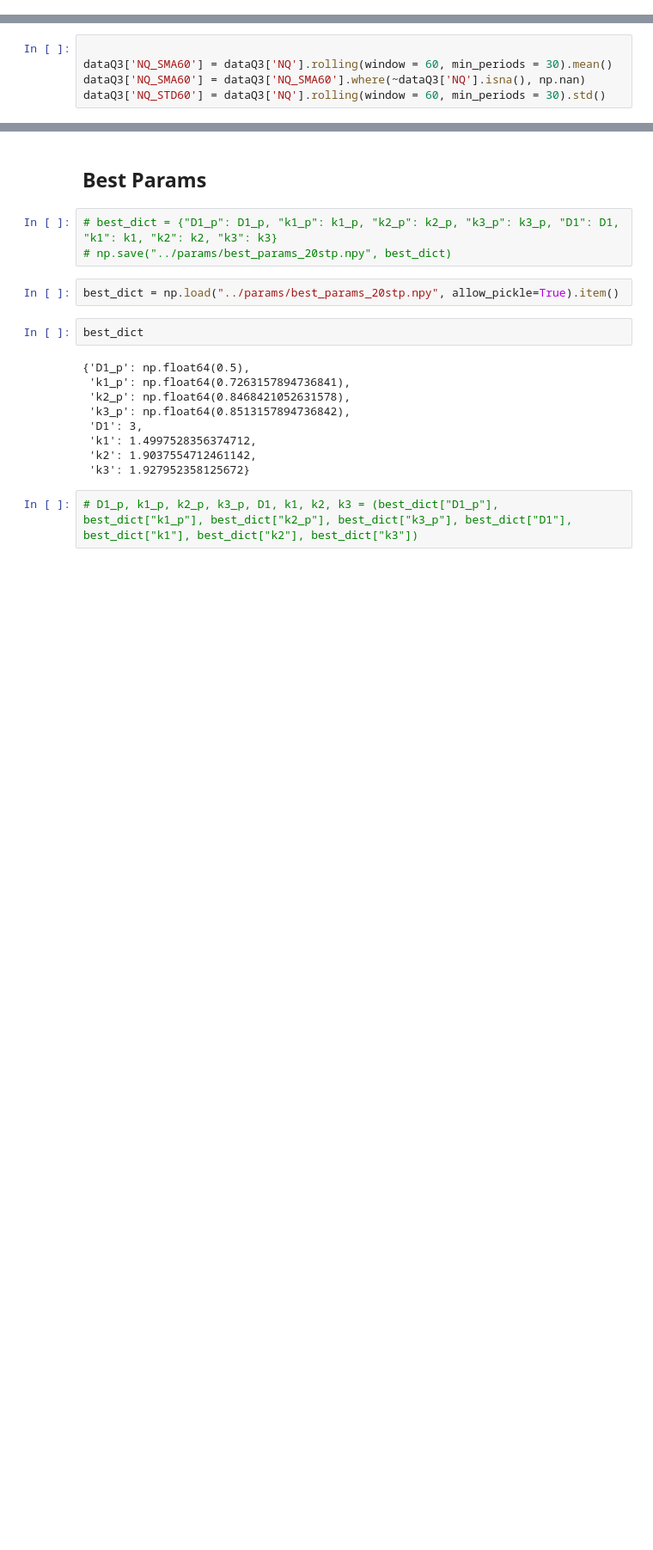
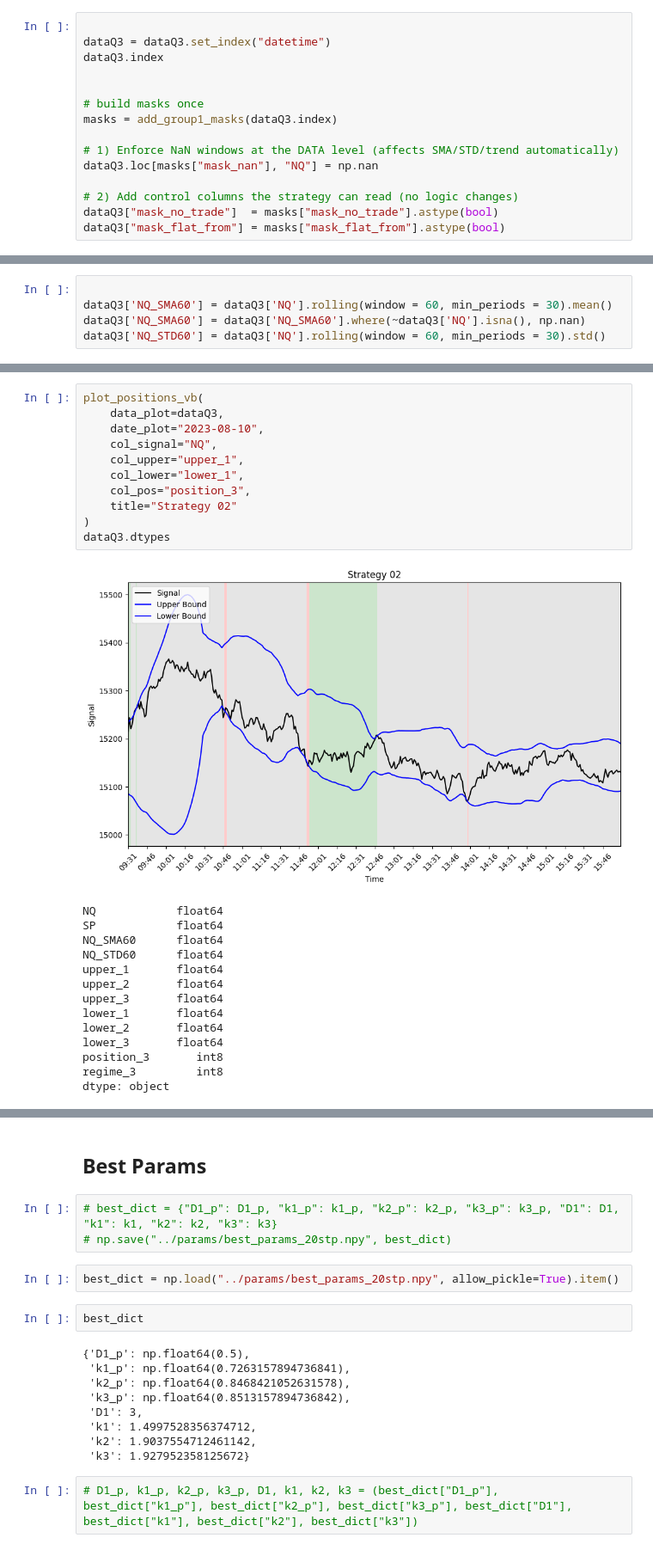
Before and after one commit to wynalazior/HFD-Final-Project, a Jupyter notebook: Testing/Strategy3.ipynb, the cells around one changed output, grey strips where cells are left out. Shown at 86% size. Saved outputs shown, nothing was run; the diff lists cells and outputs as text; blank space fills up the shorter version.

```diff
--- a/Testing/Strategy3.ipynb
+++ b/Testing/Strategy3.ipynb
@@ -46,3 +68,18 @@ dataQ3
+# %%
+
+dataQ3 = dataQ3.set_index("datetime")
+dataQ3.index
+
+
+# build masks once
+masks = add_group1_masks(dataQ3.index)
+
+# 1) Enforce NaN windows at the DATA level (affects SMA/STD/trend automatically)
+dataQ3.loc[masks["mask_nan"], "NQ"] = np.nan
+
+# 2) Add control columns the strategy can read (no logic changes)
+dataQ3["mask_no_trade"]  = masks["mask_no_trade"].astype(bool)
+dataQ3["mask_flat_from"] = masks["mask_flat_from"].astype(bool)
 # %% [markdown]
 ## Analysing Falls
 # %%
@@ -494,0 +831,26 @@ D1_p, k1_p, k2_p, k3_p, D1, k1, k2, k3
+# %%
+plot_positions_vb(
+    data_plot=dataQ3,
+    date_plot="2023-08-10",
+    col_signal="NQ",
+    col_upper="upper_1",
+    col_lower="lower_1",
+    col_pos="position_3",
+    title="Strategy 02"
+)
+dataQ3.dtypes
+# %% [output]
+[figure, added]
+NQ            float64
+SP            float64
+NQ_SMA60      float64
+NQ_STD60      float64
+upper_1       float64
+upper_2       float64
+upper_3       float64
+lower_1       float64
+lower_2       float64
+lower_3       float64
+position_3       int8
+regime_3         int8
+dtype: object
```
Also changed, not shown: parts of 50 cells of this notebook, 1 other file.
